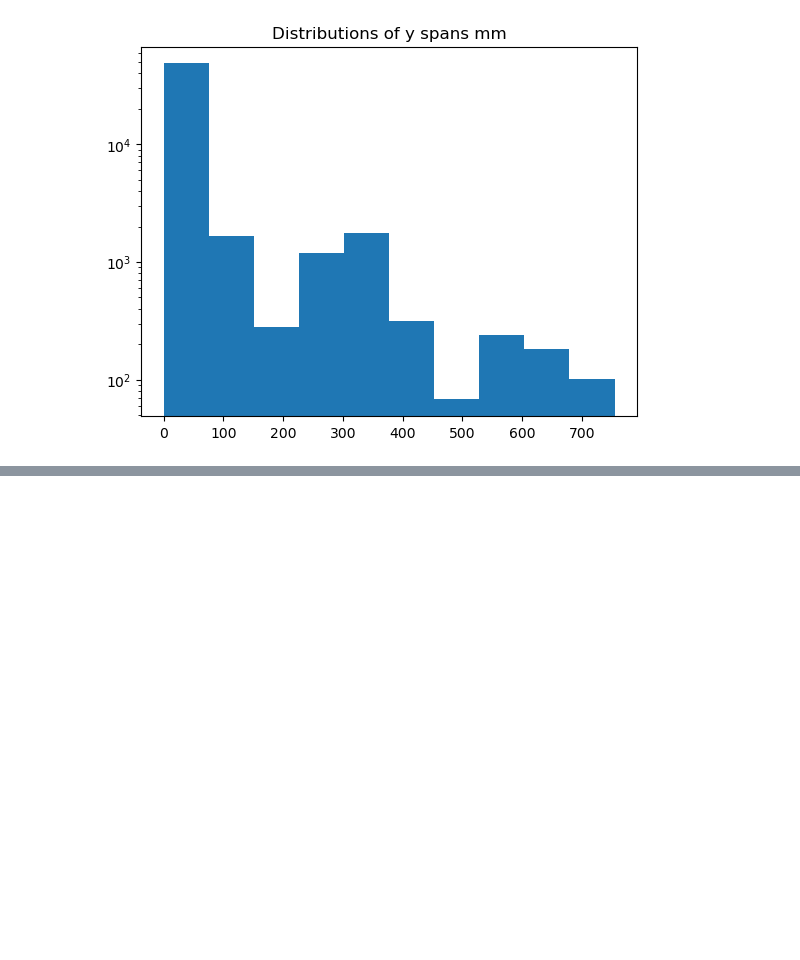
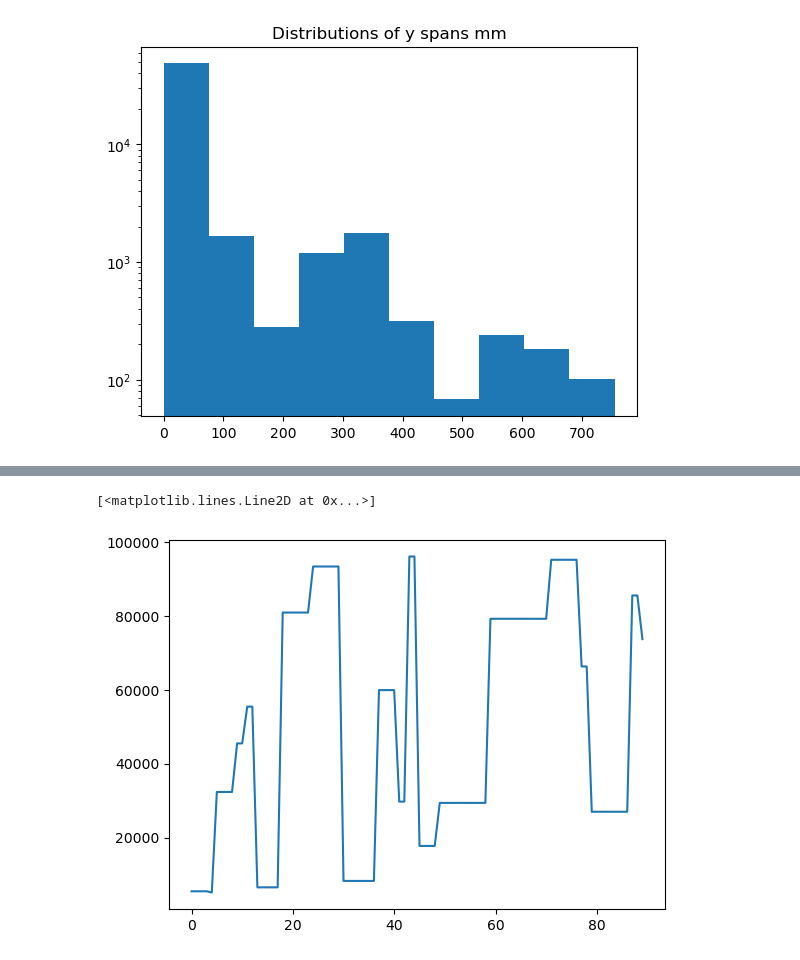
Before and after one commit to Mu2e/CaloCalibration, a Jupyter notebook: CosmicsCalib/vst/time_calibration/t_cal.ipynb, the cells around one changed output, grey strips where cells are left out. Drawn from its saved outputs; the diff is of its cells as text; code cells hidden in the pictures; blank space fills up the shorter version.

```diff
--- a/CosmicsCalib/vst/time_calibration/t_cal.ipynb
+++ b/CosmicsCalib/vst/time_calibration/t_cal.ipynb
@@ -469,3 +457,9 @@ plt.title("Distributions of y spans mm")
 plt.yscale('log')
 # %% [output]
 [figure]
+# %%
+for event in tree:
+    #for int in np.diff(event.Tval):
+        #if int < 0 :
+        #    print(int)
+    print(np.max(np.diff(event.Tval)))
@@ -471,0 +484,12 @@ plt.yscale('log')
+# %%
+tvals = []
+for event in tree[:20]:
+    for val in event.Tval:
+        tvals.append(val)
+
+fig, ax = plt.subplots()
+ax.plot(tvals)
+ax.set_xbound(0, 100)
+# %% [output]
+[<matplotlib.lines.Line2D at 0x...>]
+[figure, added]
```
Also changed, not shown: parts of 13 cells of this notebook, 2 other files.
